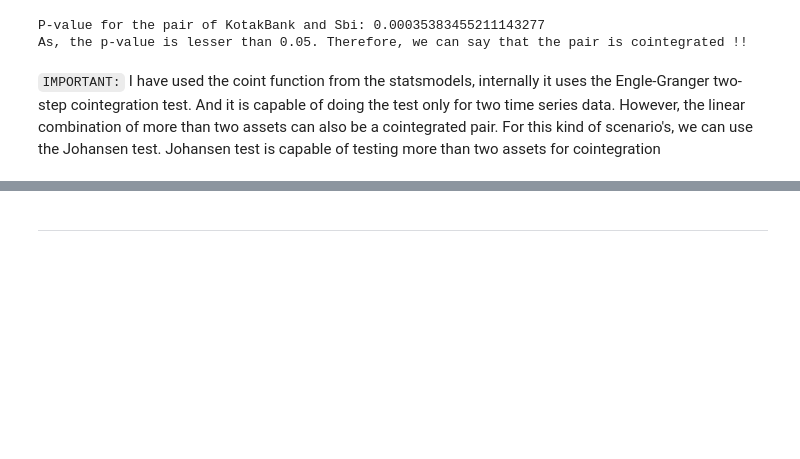
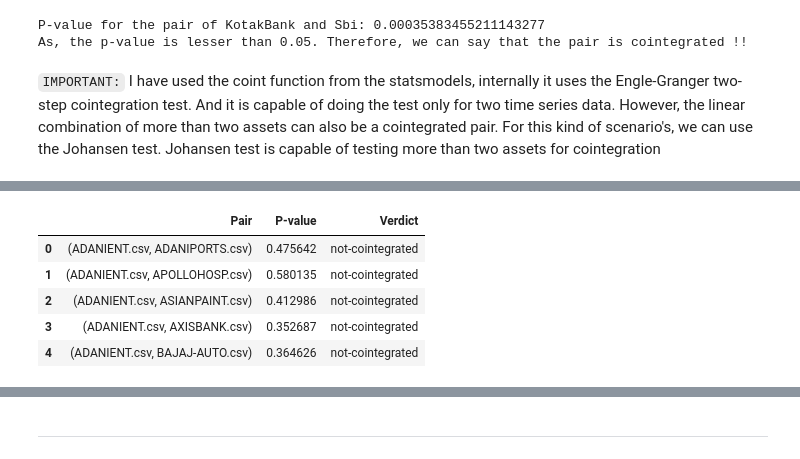
Before and after one commit to Ayush-Patel15/Cointegration_Test, a Jupyter notebook: about_cointegration_test.ipynb, the cells around one changed output, grey strips where cells are left out. Cells and saved outputs as stored; diff of their text form; code cells hidden in the pictures; blank space fills up the shorter version.

Commit message:
Added the cointegration test for all Nifty50 stocks pair

```diff
--- a/about_cointegration_test.ipynb
+++ b/about_cointegration_test.ipynb
@@ -94,0 +101,46 @@ As, the p-value is lesser than 0.05. Therefore, we can say that the pair is coin
+# %%
+## Import Statements
+from statsmodels.tsa.stattools import coint
+import matplotlib.pyplot as plt
+import seaborn as sns
+import pandas as pd
+import numpy as np
+import itertools
+import os
+
+## Folderpath, to create the list of available instruments
+DATA_FOLDERPATH = "E:\\Market-Work\\All-Data\\Daily_Data-Stocks_Indices"
+all_stocks_csv_list = os.listdir(DATA_FOLDERPATH)
+
+## Function to test for cointegration
+def test_for_cointegration(stock1, stock2, DATA_FOLDERPATH):
+	STOCK_FILEPATH_1 = os.path.join(DATA_FOLDERPATH, stock1)
+	STOCK_FILEPATH_2 = os.path.join(DATA_FOLDERPATH, stock2)
+	stock_df_1 = pd.read_csv(STOCK_FILEPATH_1, index_col=0, usecols=["Date","Close"])
+	stock_df_2 = pd.read_csv(STOCK_FILEPATH_2, index_col=0, usecols=["Date","Close"])
+	## Slice out the dataframe, for the past from 2021-2024
+	stock_df_1 = stock_df_1.loc["2021":]
+	stock_df_2 = stock_df_2.loc["2021":]
+	p_value = coint(stock_df_1["Close"], stock_df_2["Close"])[1]
+	verdict = "not-cointegrated"
+	if (p_value < 0.05):
+		verdict = "cointegrated"
+	return (p_value, verdict)
+
+## Create the pairs combination
+all_pairs_list = list(itertools.combinations(all_stocks_csv_list, 2))
+coint_results = []
+for stock1, stock2 in all_pairs_list:
+	p_value, verdict = test_for_cointegration(stock1, stock2, DATA_FOLDERPATH)
+	coint_results.append([(stock1, stock2), p_value, verdict])
+
+## Create the dataframe, out of the results
+coint_df = pd.DataFrame(coint_results, columns=["Pair", "P-value", "Verdict"])
+coint_df.head()
+# %% [output]
+|  | Pair | P-value | Verdict |
+| 0 | (ADANIENT.csv, ADANIPORTS.csv) | 0.475642 | not-cointegrated |
+| 1 | (ADANIENT.csv, APOLLOHOSP.csv) | 0.580135 | not-cointegrated |
+| 2 | (ADANIENT.csv, ASIANPAINT.csv) | 0.412986 | not-cointegrated |
+| 3 | (ADANIENT.csv, AXISBANK.csv) | 0.352687 | not-cointegrated |
+| 4 | (ADANIENT.csv, BAJAJ-AUTO.csv) | 0.364626 | not-cointegrated |
```
Also changed, not shown: parts of 6 cells of this notebook, 3 other files.
